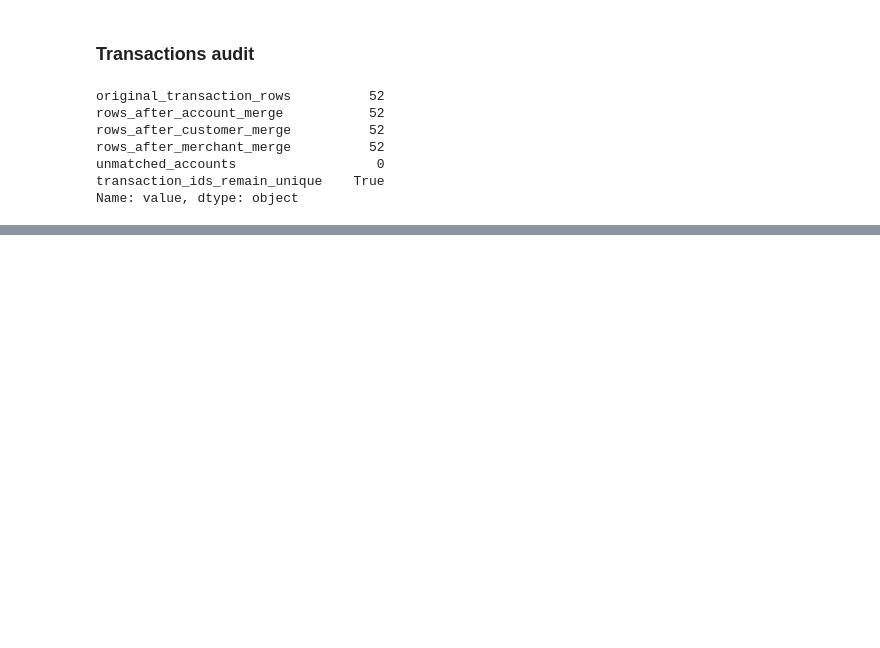
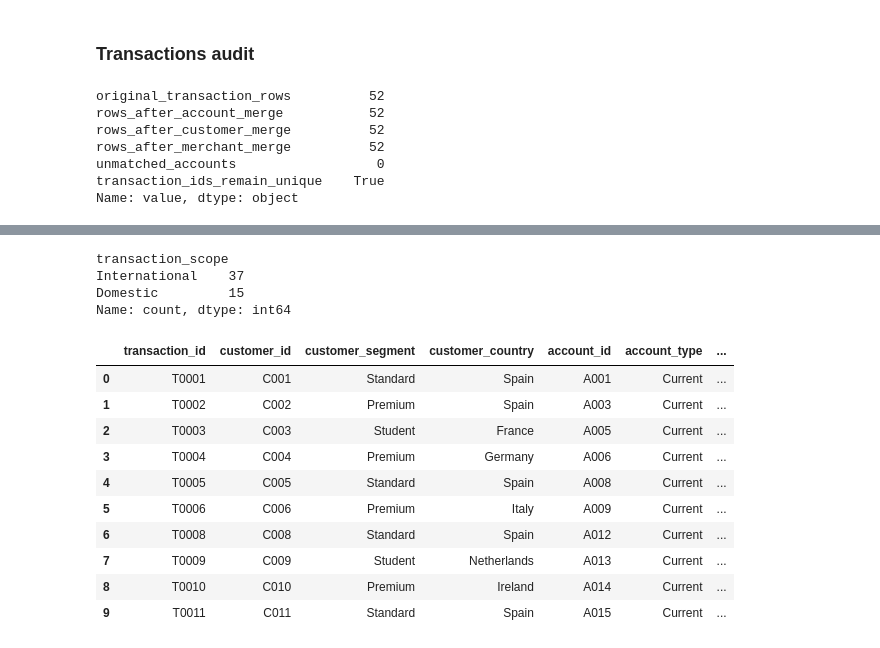
Before and after one commit to glezirene/transaction-intelligence, a Jupyter notebook: notebooks/04_data_integration.ipynb, the cells around one changed output, grey strips where cells are left out. Drawn from its saved outputs; the diff is of its cells as text; code cells hidden in the pictures; blank space fills up the shorter version.

Commit message:
Validate and save enriched transaction dataset

```diff
--- a/notebooks/04_data_integration.ipynb
+++ b/notebooks/04_data_integration.ipynb
@@ -289,3 +289,5 @@ rows_after_merchant_merge          52
 unmatched_accounts                  0
 transaction_ids_remain_unique    True
 Name: value, dtype: object
+# %%
+transactions_enriched = (transactions_enriched.drop(columns = ["account_merge", "customer_merge", "merchant_merge"]))
@@ -291,0 +311,2 @@ Name: value, dtype: object
+# %%
+transactions_enriched["is_international"] = transactions_enriched["customer_country"].ne(transactions_enriched["merchant_country"])
@@ -291,0 +339,55 @@ Name: value, dtype: object
+# %%
+transactions_enriched["transaction_scope"] = (transactions_enriched["is_international"].map(
+    {
+        False: "Domestic",
+        True: "International"
+    }
+))
+# %%
+transactions_enriched[
+    "transaction_scope"
+].value_counts()
+# %% [output]
+transaction_scope
+International    37
+Domestic         15
+Name: count, dtype: int64
+# %%
+transactions_enriched["currency_matches_account"] = (
+    transactions_enriched["currency"]
+    .eq(
+        transactions_enriched[
+            "account_currency"
+        ]
+    )
+)
+# %%
+transactions_enriched[
+    [
+        "transaction_id",
+        "customer_id",
+        "customer_segment",
+        "customer_country",
+        "account_id",
+        "account_type",
+        "merchant_name",
+        "merchant_category",
+        "merchant_country",
+        "transaction_scope",
+        "amount",
+        "net_amount",
+        "commission_amount",
+    ]
+].head(10)
+# %% [output]
+|  | transaction_id | customer_id | customer_segment | customer_country | account_id | account_type | ... |
+| 0 | T0001 | C001 | Standard | Spain | A001 | Current | ... |
+| 1 | T0002 | C002 | Premium | Spain | A003 | Current | ... |
+| 2 | T0003 | C003 | Student | France | A005 | Current | ... |
+| 3 | T0004 | C004 | Premium | Germany | A006 | Current | ... |
+| 4 | T0005 | C005 | Standard | Spain | A008 | Current | ... |
+| 5 | T0006 | C006 | Premium | Italy | A009 | Current | ... |
+| 6 | T0008 | C008 | Standard | Spain | A012 | Current | ... |
+| 7 | T0009 | C009 | Student | Netherlands | A013 | Current | ... |
+| 8 | T0010 | C010 | Premium | Ireland | A014 | Current | ... |
+| 9 | T0011 | C011 | Standard | Spain | A015 | Current | ... |
```
Also changed, not shown: parts of 15 cells of this notebook, 1 other file.
